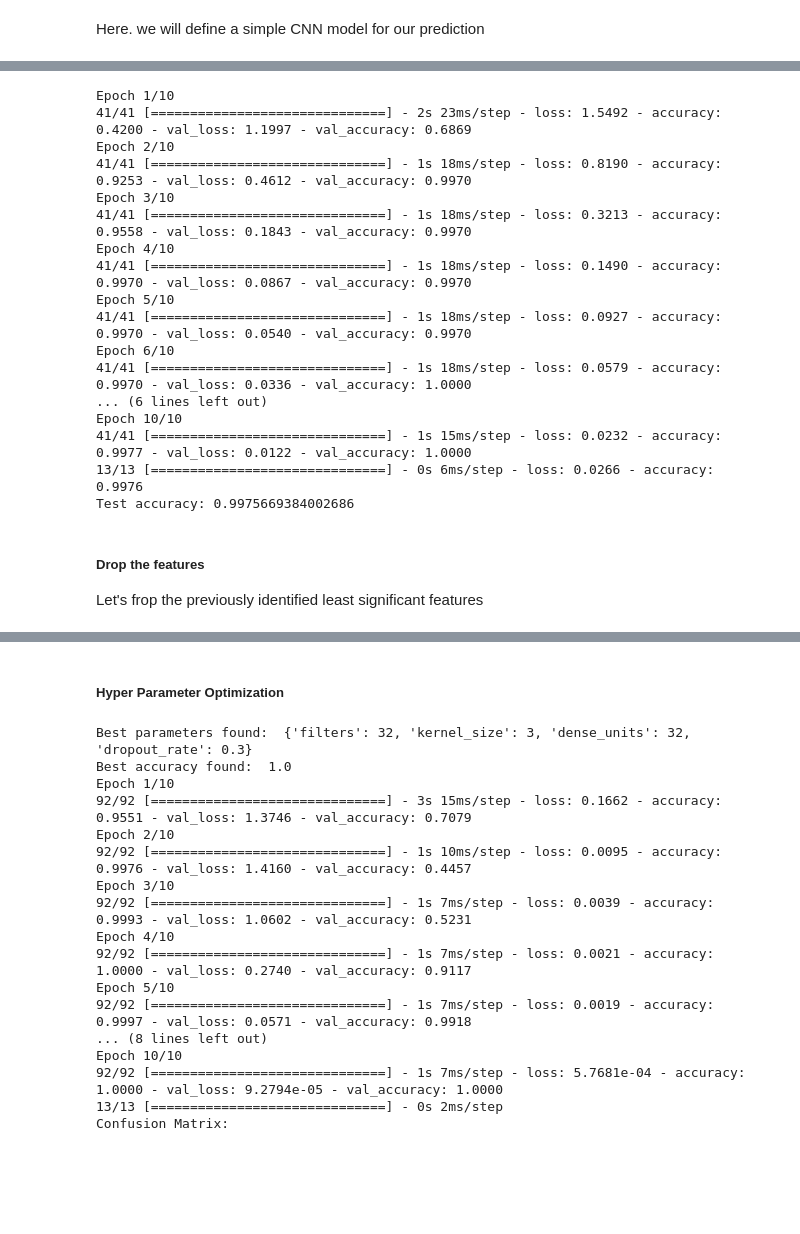
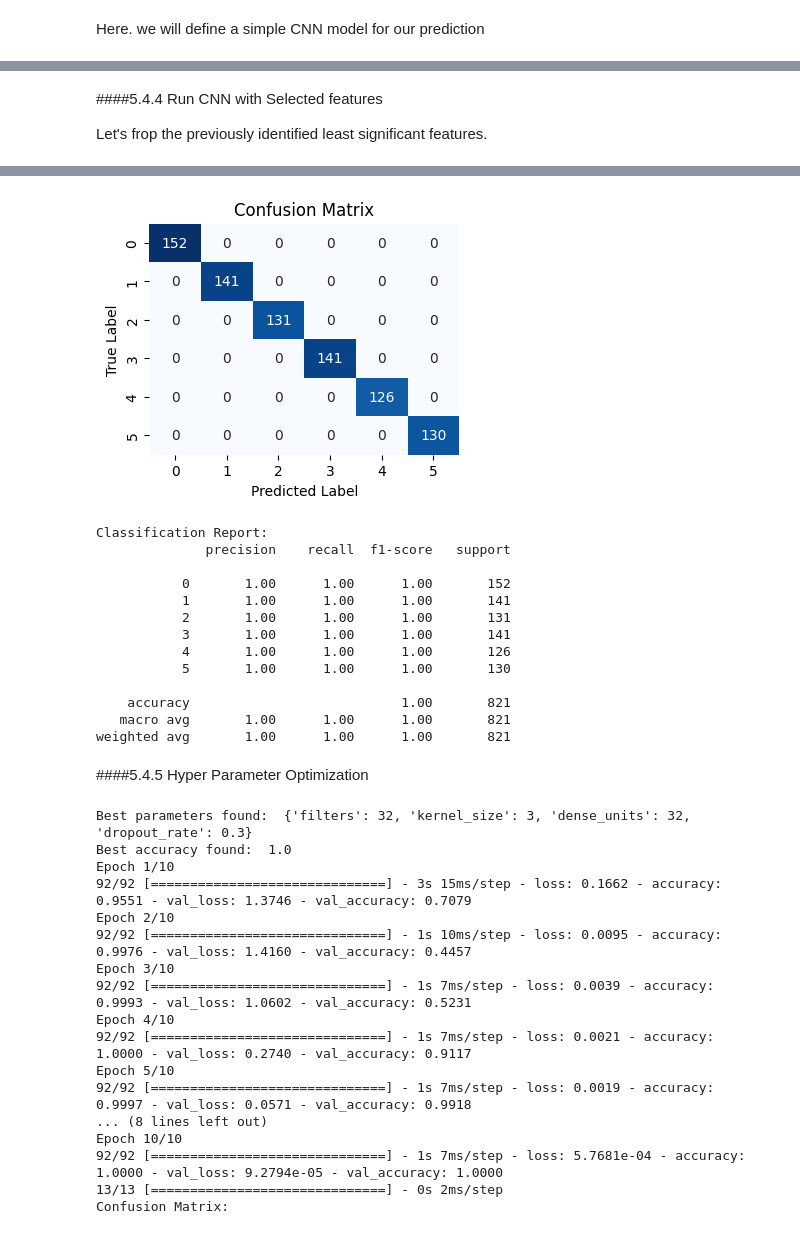
Before and after one commit to subodha1980/BU, a Jupyter notebook: activityDetection.ipynb, the cells around one changed output, grey strips where cells are left out. Cells and saved outputs as stored; diff of their text form; code cells hidden in the pictures; blank space fills up the shorter version.

```diff
--- a/activityDetection.ipynb
+++ b/activityDetection.ipynb
@@ -1353,32 +1276,12 @@ def main(X_in, Y_in, frame_size,stride):
-# %%
-main(X_s,Y_s,40,20)
-# %% [output]
-Epoch 1/10
-41/41 [==============================] - 2s 23ms/step - loss: 1.5492 - accuracy: 0.4200 - val_loss: 1.1997 - val_accuracy: 0.6869
-Epoch 2/10
-41/41 [==============================] - 1s 18ms/step - loss: 0.8190 - accuracy: 0.9253 - val_loss: 0.4612 - val_accuracy: 0.9970
-Epoch 3/10
-41/41 [==============================] - 1s 18ms/step - loss: 0.3213 - accuracy: 0.9558 - val_loss: 0.1843 - val_accuracy: 0.9970
-Epoch 4/10
-41/41 [==============================] - 1s 18ms/step - loss: 0.1490 - accuracy: 0.9970 - val_loss: 0.0867 - val_accuracy: 0.9970
-Epoch 5/10
-41/41 [==============================] - 1s 18ms/step - loss: 0.0927 - accuracy: 0.9970 - val_loss: 0.0540 - val_accuracy: 0.9970
-Epoch 6/10
-41/41 [==============================] - 1s 18ms/step - loss: 0.0579 - accuracy: 0.9970 - val_loss: 0.0336 - val_accuracy: 1.0000
-... (6 lines left out)
-Epoch 10/10
-41/41 [==============================] - 1s 15ms/step - loss: 0.0232 - accuracy: 0.9977 - val_loss: 0.0122 - val_accuracy: 1.0000
-13/13 [==============================] - 0s 6ms/step - loss: 0.0266 - accuracy: 0.9976
-Test accuracy: 0.9975669384002686
 # %% [markdown]
-##### Drop the features
+####5.4.4 Run CNN with Selected features
 
-Let's frop the previously identified least significant features
+Let's frop the previously identified least significant features.
 # %%
-print('Random sampled data')
+print('Results with selected features data')
 X_feature_drp= X_s.copy()
 X_feature_drp.drop(['X1', 'X2', 'X3', 'Y3', 'X4', 'Z4'], axis=1, inplace=True)
 print(X_feature_drp.head(2))
 
-main(X_feature_drp, Y_s,40,10)
+runCNN(X_feature_drp, Y_s,40,10)
 # %% [output]
@@ -1402,5 +1305,19 @@ Test accuracy: 1.0
+[figure, added]
+Classification Report:
+              precision    recall  f1-score   support
+
+           0       1.00      1.00      1.00       152
+           1       1.00      1.00      1.00       141
+           2       1.00      1.00      1.00       131
+           3       1.00      1.00      1.00       141
+           4       1.00      1.00      1.00       126
+           5       1.00      1.00      1.00       130
+
+    accuracy                           1.00       821
+   macro avg       1.00      1.00      1.00       821
+weighted avg       1.00      1.00      1.00       821
 # %% [markdown]
-##### Hyper Parameter Optimization
+####5.4.5 Hyper Parameter Optimization
 # %%
 def M2Opt(frame_size, no_of_features, filters, kernel_size, dense_units, dropout_rate):
     model = keras.Sequential([
```
Also changed, not shown: parts of 12 cells of this notebook.
